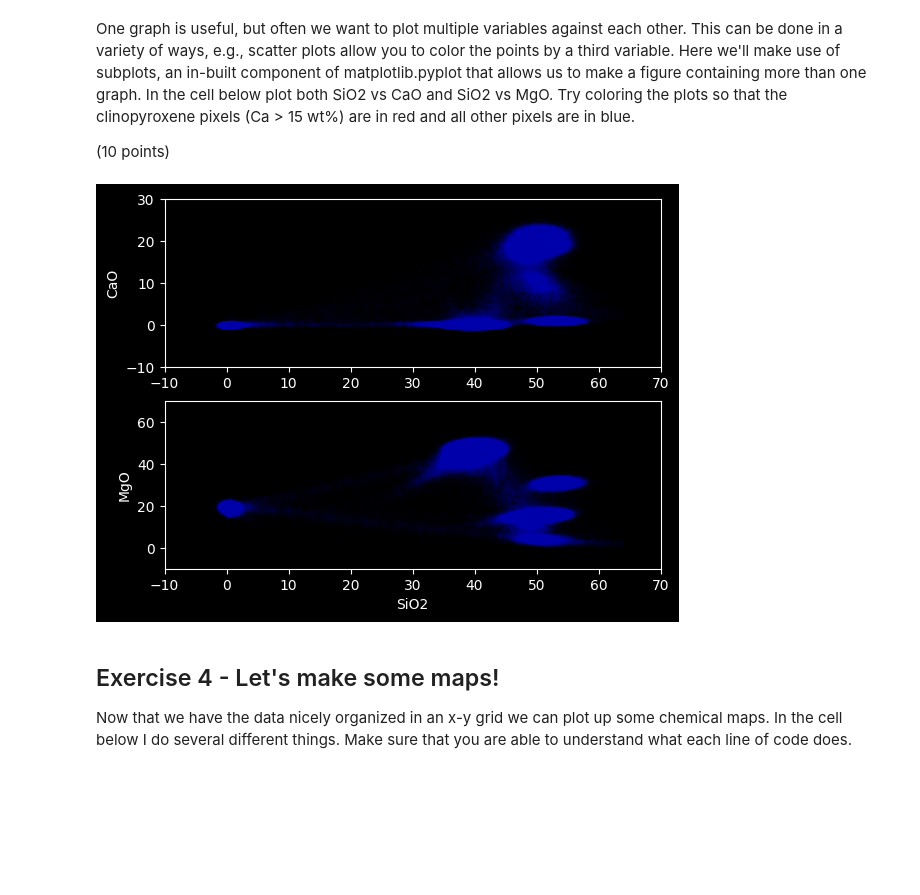
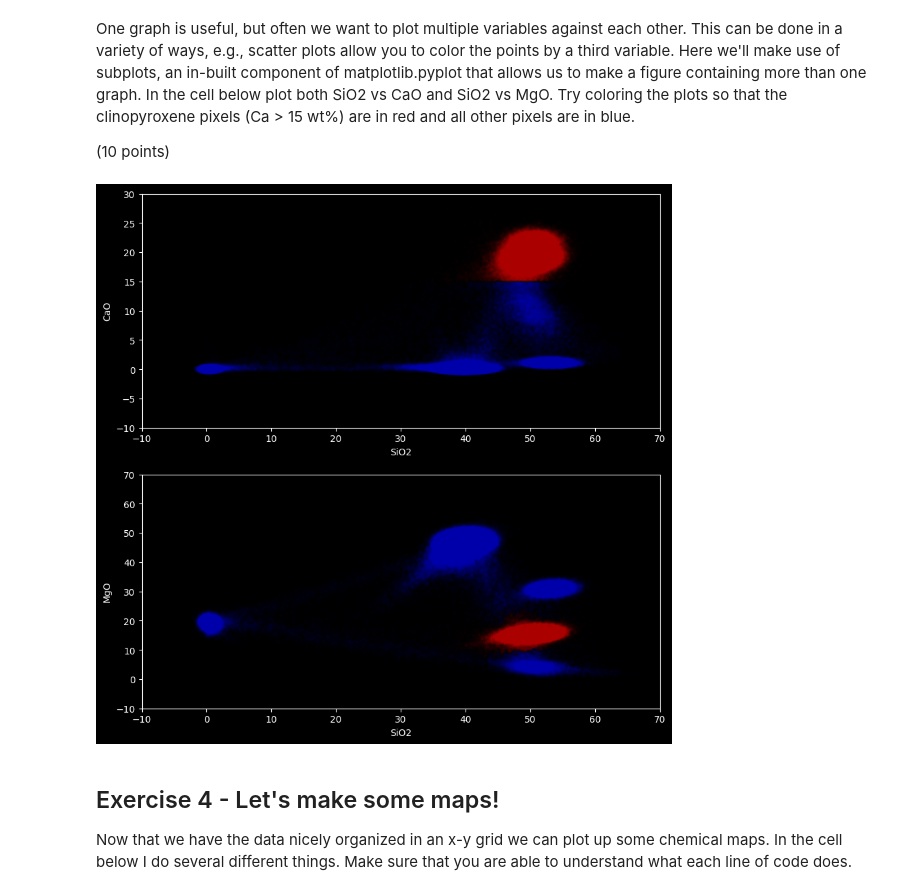
Before and after one commit to ItsukiKigoshi/EPS88_Gleeson, a Jupyter notebook: Week 2 - NumPy & Magma Chambers.ipynb, the cells around one changed output. Cells and saved outputs as stored; diff of their text form; code cells hidden in the pictures; blank space fills up the shorter version.

```diff
--- a/Week 2 - NumPy & Magma Chambers.ipynb
+++ b/Week 2 - NumPy & Magma Chambers.ipynb
@@ -262,26 +262,30 @@ One graph is useful, but often we want to plot multiple variables against each o
 
 (10 points)
 # %%
-plt.figure()
+plt.figure(figsize = (10,10))
+
+# Set colours based on CaO wt%: 15<red; 15>blue
+colours = np.where(Data["CaO"][Total > 90] > 15, "r", "b")
 
 plt.subplot(2, 1, 1)
-plt.plot(Data["SiO2"][Total > 90], Data["CaO"][Total > 90],".", mfc = "b", mec= 'none', alpha=0.01)
+plt.scatter(Data["SiO2"][Total > 90], Data["CaO"][Total > 90], marker = ".", c = colours, alpha=0.01)
+plt.xlabel("SiO2")
 plt.ylabel("CaO")
 
 plt.xlim([-10,70])
 plt.ylim([-10,30])
 
 plt.subplot(2, 1, 2)
-plt.plot(Data["SiO2"][Total > 90], Data["MgO"][Total > 90], ".", mfc = "b", mec= 'none', alpha=0.01)
+plt.scatter(Data["SiO2"][Total > 90], Data["MgO"][Total > 90], marker = ".", c = colours, alpha=0.01)
 plt.xlabel("SiO2")
 plt.ylabel("MgO")
 
 plt.xlim([-10,70])
 plt.ylim([-10,70])
 
 plt.show()
 # %% [output]
-[figure, old version]
+[figure, new version]
 # %% [markdown]
 ## Exercise 4 - Let's make some maps!
 
```
Also changed, not shown: parts of 24 cells of this notebook.
